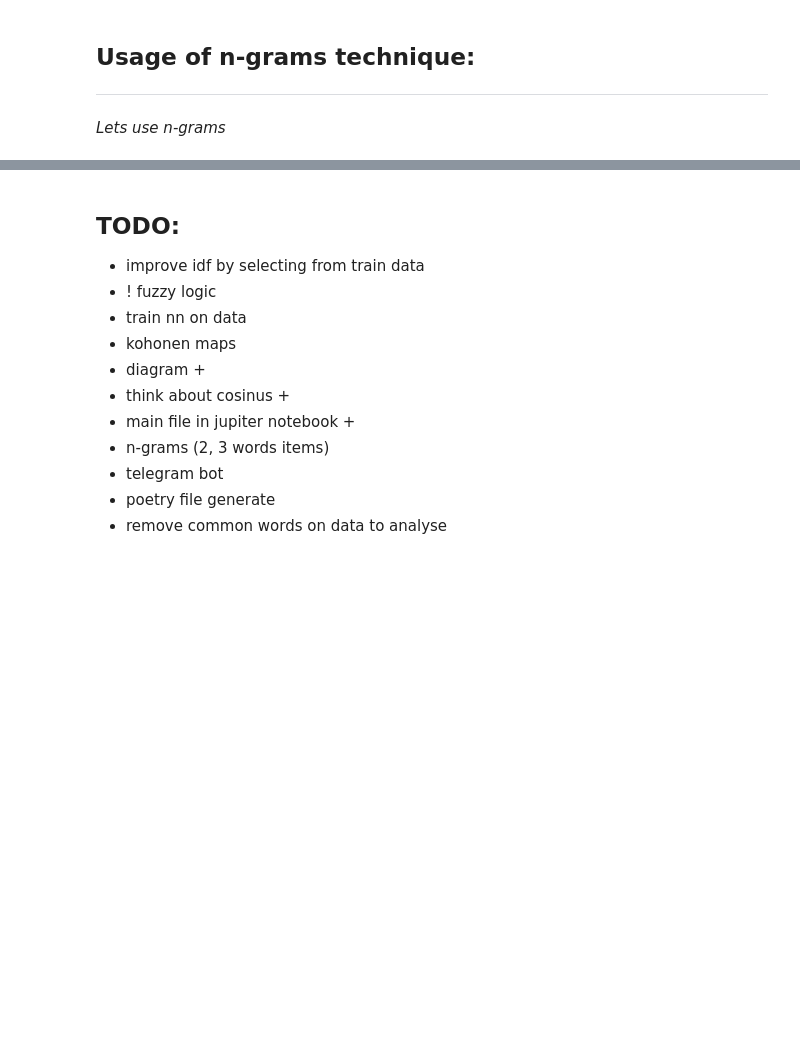
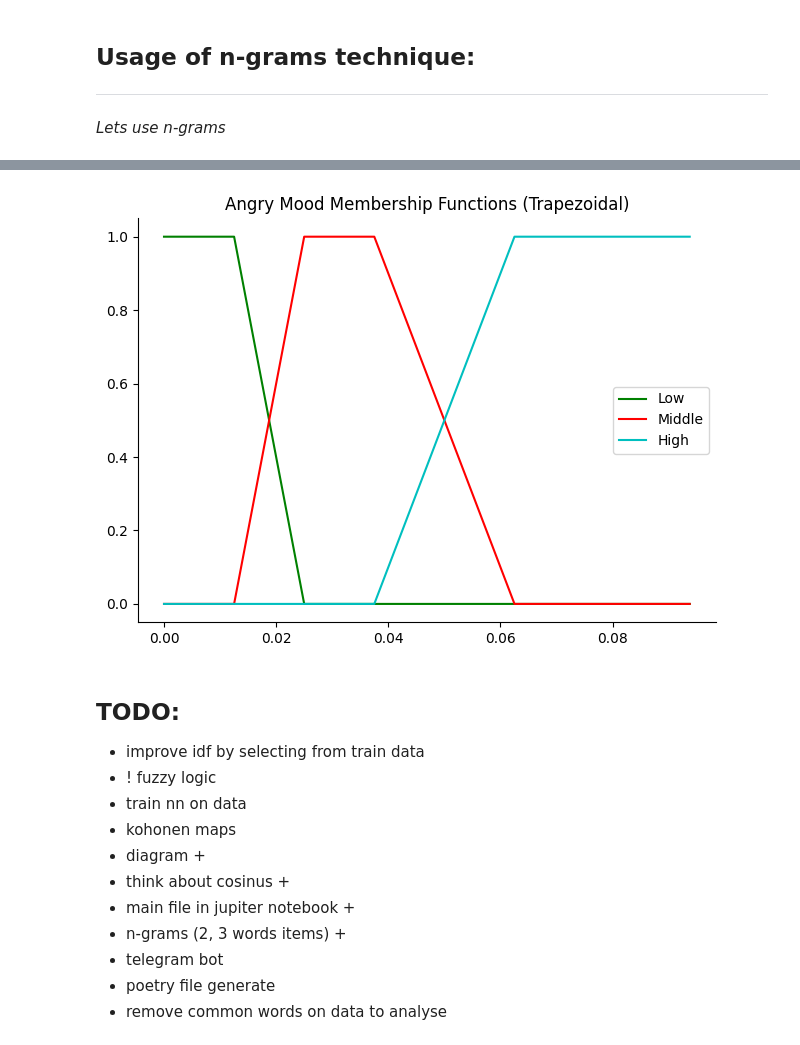
Before and after one commit to maxvonlancaster/math_modeling, a Jupyter notebook: llm/valentyn/disinfo_main.ipynb, the cells around one changed output, grey strips where cells are left out. Saved outputs shown, nothing was run; the diff lists cells and outputs as text; code cells hidden in the pictures; blank space fills up the shorter version.

```diff
--- a/llm/valentyn/disinfo_main.ipynb
+++ b/llm/valentyn/disinfo_main.ipynb
@@ -82,3 +107,9 @@ print(result)
+# %%
+from fuzzy_analysis import calculate_fuzzy_param
+
+calculate_fuzzy_param(0, 0.1)
+# %% [output]
+[figure, added]
 # %% [markdown]
 ## TODO:
 
@@ -89,7 +120,7 @@ print(result)
 - diagram +
 - think about cosinus +
 - main file in jupiter notebook +
-- n-grams (2, 3 words items)
+- n-grams (2, 3 words items) +
 - telegram bot
 - poetry file generate
 - remove common words on data to analyse
```
Also changed, not shown: parts of 7 cells of this notebook, 4 other files.
